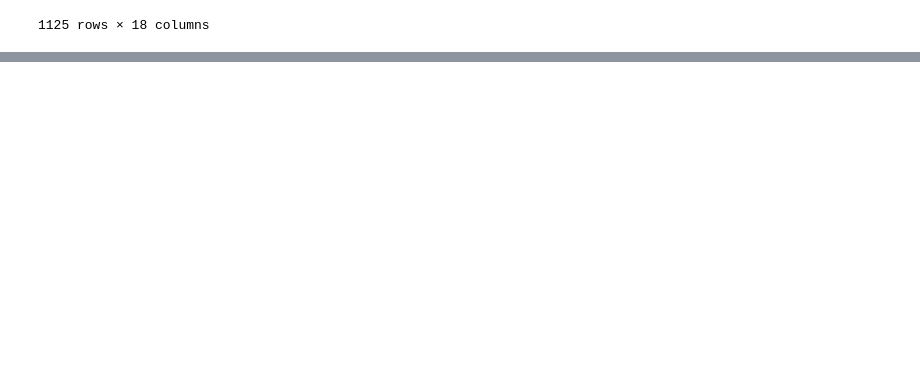
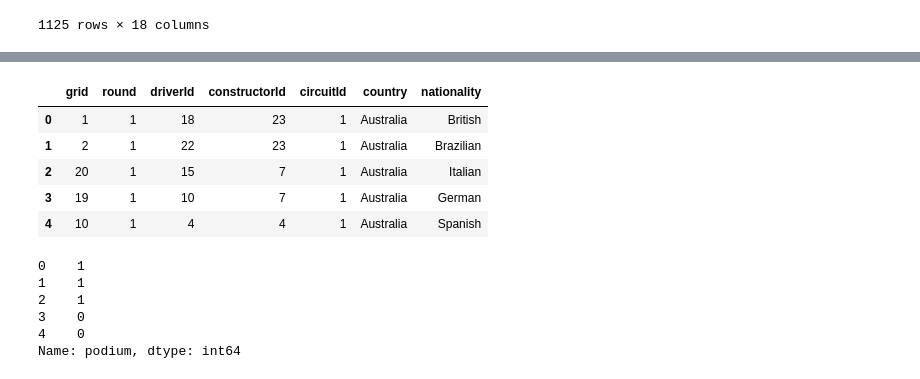
Before and after one commit to EchoKnights/CSEN903-Project, a Jupyter notebook: acl-milestone.ipynb, the cells around one changed output, grey strips where cells are left out. Drawn from its saved outputs; the diff is of its cells as text; code cells hidden in the pictures; blank space fills up the shorter version.

```diff
--- a/acl-milestone.ipynb
+++ b/acl-milestone.ipynb
@@ -1166,0 +1260,67 @@ modeling_data
+# %%
+numeric_features = ['grid', 'round']
+
+categorical_features = [
+    'driverId',
+    'constructorId',
+    'circuitId',
+    'country',
+    'nationality'
+]
+features = numeric_features + categorical_features
+
+x_train = training[features]
+y_train = training['podium']
+
+x_val = validation[features]
+y_val = validation['podium']
+
+x_test = testing[features]
+y_test = testing['podium']
+
+numeric_transformer = Pipeline([
+    ('imputer', SimpleImputer(strategy='median')),
+    ('scaler', StandardScaler())
+])
+
+categorical_transformer = Pipeline([
+    ('imputer', SimpleImputer(strategy='most_frequent')),
+    ('encoder', OneHotEncoder(handle_unknown='ignore'))
+])
+
+preprocessor = ColumnTransformer([
+    ('num', numeric_transformer, numeric_features),
+    ('cat', categorical_transformer, categorical_features)
+])
+
+display(x_train.head())
+display(y_train.head())
+
+logistic_model = Pipeline([
+    ('preprocessor', preprocessor),
+    ('model', LogisticRegression(max_iter=1000))
+])
+
+rf_model = Pipeline([
+    ('preprocessor', preprocessor),
+    ('model', RandomForestClassifier(
+        n_estimators=100,
+        random_state=42
+    ))
+])
+
+logistic_model.fit(x_train, y_train)
+rf_model.fit(x_train, y_train)
+# %% [output]
+|  | grid | round | driverId | constructorId | circuitId | country | nationality |
+| 0 | 1 | 1 | 18 | 23 | 1 | Australia | British |
+| 1 | 2 | 1 | 22 | 23 | 1 | Australia | Brazilian |
+| 2 | 20 | 1 | 15 | 7 | 1 | Australia | Italian |
+| 3 | 19 | 1 | 10 | 7 | 1 | Australia | German |
+| 4 | 10 | 1 | 4 | 4 | 1 | Australia | Spanish |
+0    1
+1    1
+2    1
+3    0
+4    0
+Name: podium, dtype: int64
```
Also changed, not shown: parts of 5 cells of this notebook.
